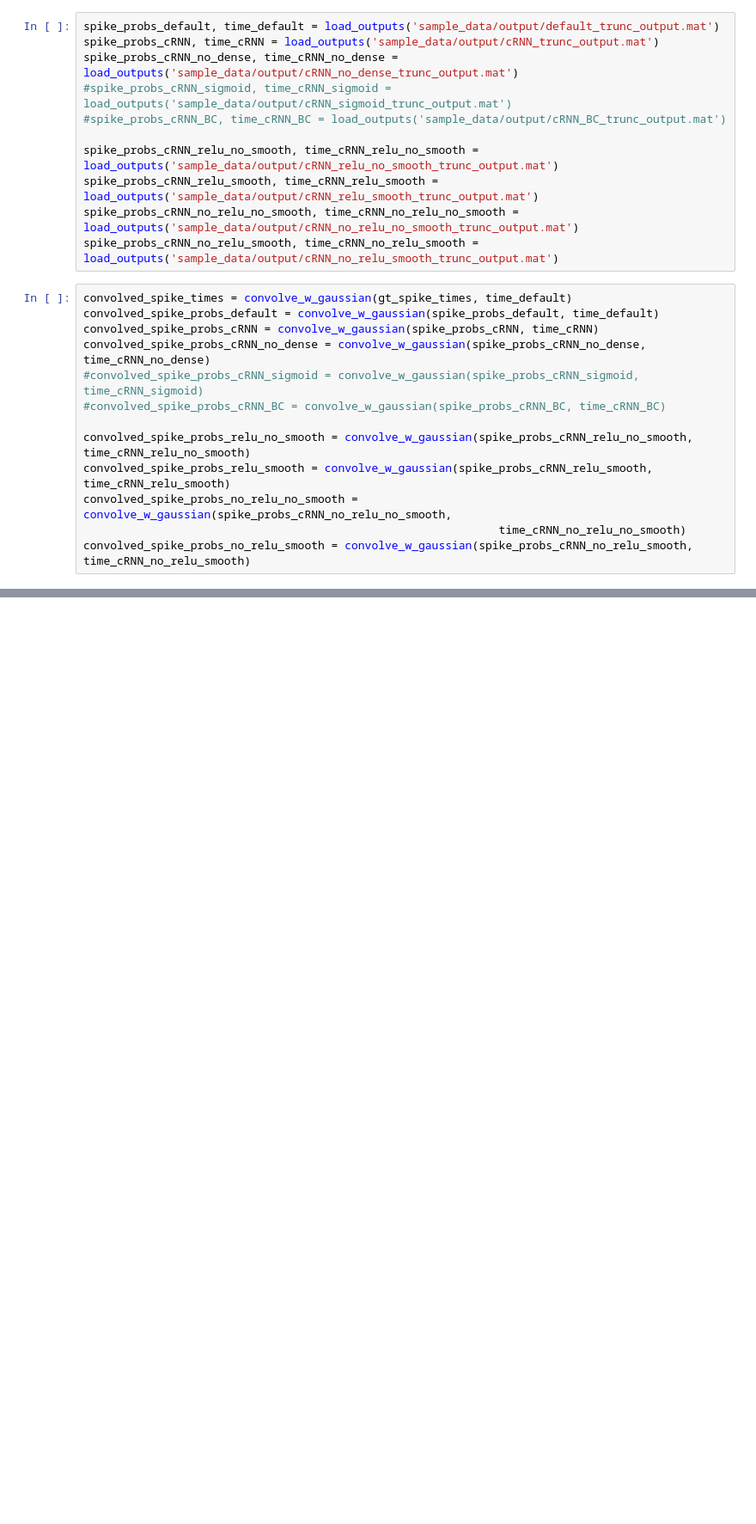
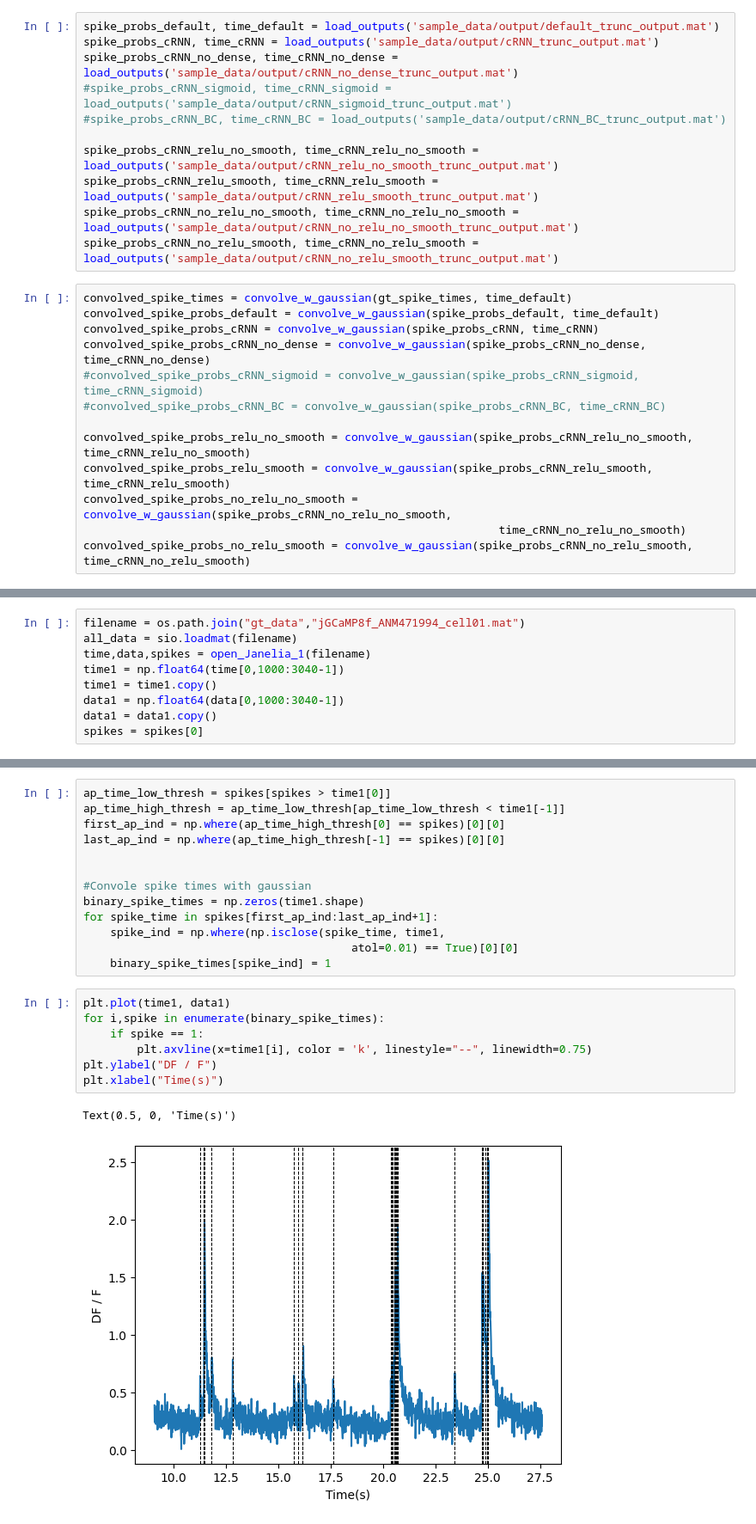
Before and after one commit to gerardjb/TEST2, a Jupyter notebook: compare_model_outputs.ipynb, the cells around one changed output, grey strips where cells are left out. Shown: that part at 86% size. Cells and saved outputs as stored; diff of their text form; blank space fills up the shorter version.

```diff
--- a/compare_model_outputs.ipynb
+++ b/compare_model_outputs.ipynb
@@ -117,0 +151,9 @@ Error:
+# %%
+filename = os.path.join("gt_data","jGCaMP8f_ANM471994_cell01.mat")
+all_data = sio.loadmat(filename)
+time,data,spikes = open_Janelia_1(filename)
+time1 = np.float64(time[0,1000:3040-1])
+time1 = time1.copy()
+data1 = np.float64(data[0,1000:3040-1])
+data1 = data1.copy()
+spikes = spikes[0]
@@ -117,0 +164,23 @@ Error:
+# %%
+ap_time_low_thresh = spikes[spikes > time1[0]]
+ap_time_high_thresh = ap_time_low_thresh[ap_time_low_thresh < time1[-1]]
+first_ap_ind = np.where(ap_time_high_thresh[0] == spikes)[0][0]
+last_ap_ind = np.where(ap_time_high_thresh[-1] == spikes)[0][0]
+
+
+#Convole spike times with gaussian
+binary_spike_times = np.zeros(time1.shape)
+for spike_time in spikes[first_ap_ind:last_ap_ind+1]:
+    spike_ind = np.where(np.isclose(spike_time, time1,
+                                        atol=0.01) == True)[0][0]
+    binary_spike_times[spike_ind] = 1
+# %%
+plt.plot(time1, data1)
+for i,spike in enumerate(binary_spike_times):
+    if spike == 1:
+        plt.axvline(x=time1[i], color = 'k', linestyle="--", linewidth=0.75)
+plt.ylabel("DF / F")
+plt.xlabel("Time(s)")
+# %% [output]
+Text(0.5, 0, 'Time(s)')
+[figure, added]
```
Also changed, not shown: parts of 21 cells of this notebook, 1 other file.
